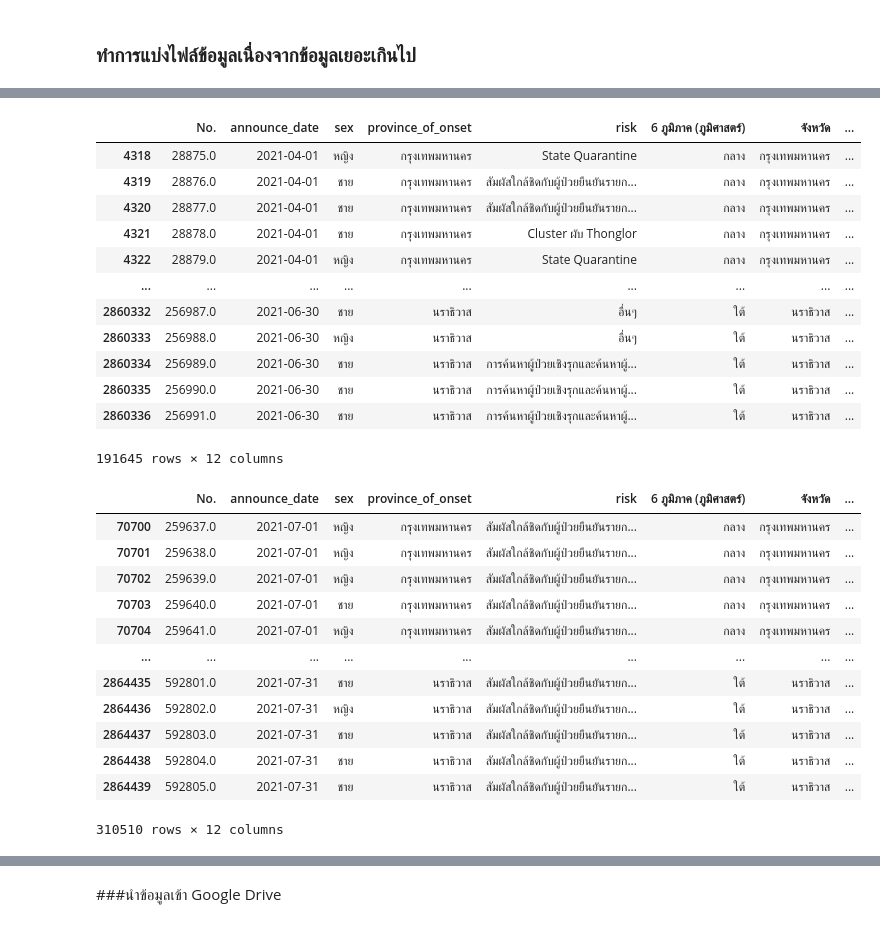
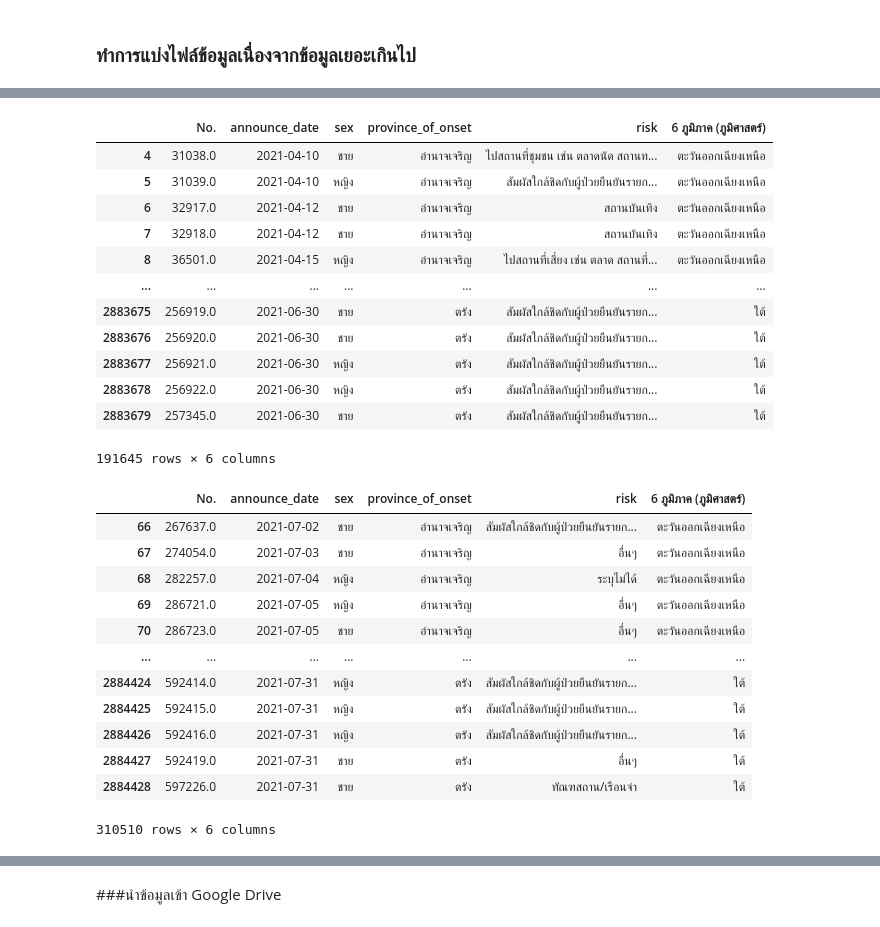
Before and after one commit to pondbaahh/data_viz_2022, a Jupyter notebook: Final_Project.ipynb, the cells around one changed output, grey strips where cells are left out. Saved outputs shown, nothing was run; the diff lists cells and outputs as text; code cells hidden in the pictures.

```diff
--- a/Final_Project.ipynb
+++ b/Final_Project.ipynb
@@ -768,7 +893,7 @@ covid2
 # %% [markdown]
 ### เปลี่ยน format ของ วัน/เดือน/ปี
 # %%
-covid2['announce_date'] = pd.to_datetime(covid2['announce_date'],format="%d/%m/%Y")
+smaller_table['announce_date'] = pd.to_datetime(smaller_table['announce_date'],format="%d/%m/%Y")
 # %% [output]
 A value is trying to be set on a copy of a slice from a DataFrame.
 Try using .loc[row_indexer,col_indexer] = value instead
@@ -830,35 +955,35 @@ covid_2
 # %%
-covid_3 = covid2[(covid2['announce_date'] >='2021-04-01') & (covid2['announce_date'] <='2021-06-30')]
+covid_3 = smaller_table[(smaller_table['announce_date'] >='2021-04-01') & (smaller_table['announce_date'] <='2021-06-30')]
 covid_3
 # %% [output]
-|  | No. | announce_date | sex | province_of_onset | risk | 6 ภูมิภาค (ภูมิศาสตร์) | จังหวัด | ... |
-| 4318 | 28875.0 | 2021-04-01 | หญิง | กรุงเทพมหานคร | State Quarantine | กลาง | กรุงเทพมหานคร | ... |
-| 4319 | 28876.0 | 2021-04-01 | ชาย | กรุงเทพมหานคร | สัมผัสใกล้ชิดกับผู้ป่วยยืนยันรายก... | กลาง | กรุงเทพมหานคร | ... |
-| 4320 | 28877.0 | 2021-04-01 | ชาย | กรุงเทพมหานคร | สัมผัสใกล้ชิดกับผู้ป่วยยืนยันรายก... | กลาง | กรุงเทพมหานคร | ... |
-| 4321 | 28878.0 | 2021-04-01 | ชาย | กรุงเทพมหานคร | Cluster ผับ Thonglor | กลาง | กรุงเทพมหานคร | ... |
-| 4322 | 28879.0 | 2021-04-01 | หญิง | กรุงเทพมหานคร | State Quarantine | กลาง | กรุงเทพมหานคร | ... |
-| ... | ... | ... | ... | ... | ... | ... | ... | ... |
-| 2860332 | 256987.0 | 2021-06-30 | ชาย | นราธิวาส | อื่นๆ | ใต้ | นราธิวาส | ... |
-| 2860333 | 256988.0 | 2021-06-30 | หญิง | นราธิวาส | อื่นๆ | ใต้ | นราธิวาส | ... |
-| 2860334 | 256989.0 | 2021-06-30 | ชาย | นราธิวาส | การค้นหาผู้ป่วยเชิงรุกและค้นหาผู้... | ใต้ | นราธิวาส | ... |
-| 2860335 | 256990.0 | 2021-06-30 | ชาย | นราธิวาส | การค้นหาผู้ป่วยเชิงรุกและค้นหาผู้... | ใต้ | นราธิวาส | ... |
-| 2860336 | 256991.0 | 2021-06-30 | ชาย | นราธิวาส | การค้นหาผู้ป่วยเชิงรุกและค้นหาผู้... | ใต้ | นราธิวาส | ... |
+|  | No. | announce_date | sex | province_of_onset | risk | 6 ภูมิภาค (ภูมิศาสตร์) |
+| 4 | 31038.0 | 2021-04-10 | ชาย | อำนาจเจริญ | ไปสถานที่ชุมชน เช่น ตลาดนัด สถานท... | ตะวันออกเฉียงเหนือ |
+| 5 | 31039.0 | 2021-04-10 | หญิง | อำนาจเจริญ | สัมผัสใกล้ชิดกับผู้ป่วยยืนยันรายก... | ตะวันออกเฉียงเหนือ |
+| 6 | 32917.0 | 2021-04-12 | ชาย | อำนาจเจริญ | สถานบันเทิง | ตะวันออกเฉียงเหนือ |
+| 7 | 32918.0 | 2021-04-12 | ชาย | อำนาจเจริญ | สถานบันเทิง | ตะวันออกเฉียงเหนือ |
+| 8 | 36501.0 | 2021-04-15 | หญิง | อำนาจเจริญ | ไปสถานที่เสี่ยง เช่น ตลาด สถานที่... | ตะวันออกเฉียงเหนือ |
+| ... | ... | ... | ... | ... | ... | ... |
+| 2883675 | 256919.0 | 2021-06-30 | ชาย | ตรัง | สัมผัสใกล้ชิดกับผู้ป่วยยืนยันรายก... | ใต้ |
+| 2883676 | 256920.0 | 2021-06-30 | ชาย | ตรัง | สัมผัสใกล้ชิดกับผู้ป่วยยืนยันรายก... | ใต้ |
+| 2883677 | 256921.0 | 2021-06-30 | หญิง | ตรัง | สัมผัสใกล้ชิดกับผู้ป่วยยืนยันรายก... | ใต้ |
+| 2883678 | 256922.0 | 2021-06-30 | หญิง | ตรัง | สัมผัสใกล้ชิดกับผู้ป่วยยืนยันรายก... | ใต้ |
+| 2883679 | 257345.0 | 2021-06-30 | ชาย | ตรัง | สัมผัสใกล้ชิดกับผู้ป่วยยืนยันรายก... | ใต้ |
-191645 rows × 12 columns
+191645 rows × 6 columns
 # %%
-covid_4 = covid2[(covid2['announce_date'] >='2021-07-01') &  (covid2['announce_date'] <= '2021-07-31')]
+covid_4 = smaller_table[(smaller_table['announce_date'] >='2021-07-01') &  (smaller_table['announce_date'] <= '2021-07-31')]
 covid_4
 # %% [output]
-|  | No. | announce_date | sex | province_of_onset | risk | 6 ภูมิภาค (ภูมิศาสตร์) | จังหวัด | ... |
-| 70700 | 259637.0 | 2021-07-01 | หญิง | กรุงเทพมหานคร | สัมผัสใกล้ชิดกับผู้ป่วยยืนยันรายก... | กลาง | กรุงเทพมหานคร | ... |
-| 70701 | 259638.0 | 2021-07-01 | หญิง | กรุงเทพมหานคร | สัมผัสใกล้ชิดกับผู้ป่วยยืนยันรายก... | กลาง | กรุงเทพมหานคร | ... |
-| 70702 | 259639.0 | 2021-07-01 | หญิง | กรุงเทพมหานคร | สัมผัสใกล้ชิดกับผู้ป่วยยืนยันรายก... | กลาง | กรุงเทพมหานคร | ... |
-| 70703 | 259640.0 | 2021-07-01 | ชาย | กรุงเทพมหานคร | สัมผัสใกล้ชิดกับผู้ป่วยยืนยันรายก... | กลาง | กรุงเทพมหานคร | ... |
-| 70704 | 259641.0 | 2021-07-01 | หญิง | กรุงเทพมหานคร | สัมผัสใกล้ชิดกับผู้ป่วยยืนยันรายก... | กลาง | กรุงเทพมหานคร | ... |
-| ... | ... | ... | ... | ... | ... | ... | ... | ... |
-| 2864435 | 592801.0 | 2021-07-31 | ชาย | นราธิวาส | สัมผัสใกล้ชิดกับผู้ป่วยยืนยันรายก... | ใต้ | นราธิวาส | ... |
-| 2864436 | 592802.0 | 2021-07-31 | หญิง | นราธิวาส | สัมผัสใกล้ชิดกับผู้ป่วยยืนยันรายก... | ใต้ | นราธิวาส | ... |
-| 2864437 | 592803.0 | 2021-07-31 | ชาย | นราธิวาส | สัมผัสใกล้ชิดกับผู้ป่วยยืนยันรายก... | ใต้ | นราธิวาส | ... |
-| 2864438 | 592804.0 | 2021-07-31 | ชาย | นราธิวาส | สัมผัสใกล้ชิดกับผู้ป่วยยืนยันรายก... | ใต้ | นราธิวาส | ... |
-| 2864439 | 592805.0 | 2021-07-31 | ชาย | นราธิวาส | สัมผัสใกล้ชิดกับผู้ป่วยยืนยันรายก... | ใต้ | นราธิวาส | ... |
+|  | No. | announce_date | sex | province_of_onset | risk | 6 ภูมิภาค (ภูมิศาสตร์) |
+| 66 | 267637.0 | 2021-07-02 | ชาย | อำนาจเจริญ | สัมผัสใกล้ชิดกับผู้ป่วยยืนยันรายก... | ตะวันออกเฉียงเหนือ |
+| 67 | 274054.0 | 2021-07-03 | ชาย | อำนาจเจริญ | อื่นๆ | ตะวันออกเฉียงเหนือ |
+| 68 | 282257.0 | 2021-07-04 | หญิง | อำนาจเจริญ | ระบุไม่ได้ | ตะวันออกเฉียงเหนือ |
+| 69 | 286721.0 | 2021-07-05 | หญิง | อำนาจเจริญ | อื่นๆ | ตะวันออกเฉียงเหนือ |
+| 70 | 286723.0 | 2021-07-05 | ชาย | อำนาจเจริญ | อื่นๆ | ตะวันออกเฉียงเหนือ |
+| ... | ... | ... | ... | ... | ... | ... |
+| 2884424 | 592414.0 | 2021-07-31 | หญิง | ตรัง | สัมผัสใกล้ชิดกับผู้ป่วยยืนยันรายก... | ใต้ |
+| 2884425 | 592415.0 | 2021-07-31 | หญิง | ตรัง | สัมผัสใกล้ชิดกับผู้ป่วยยืนยันรายก... | ใต้ |
+| 2884426 | 592416.0 | 2021-07-31 | หญิง | ตรัง | สัมผัสใกล้ชิดกับผู้ป่วยยืนยันรายก... | ใต้ |
+| 2884427 | 592419.0 | 2021-07-31 | ชาย | ตรัง | อื่นๆ | ใต้ |
+| 2884428 | 597226.0 | 2021-07-31 | ชาย | ตรัง | ทัณฑสถาน/เรือนจำ | ใต้ |
-310510 rows × 12 columns
+310510 rows × 6 columns
 # %%
```
Also changed, not shown: parts of 31 cells of this notebook.
